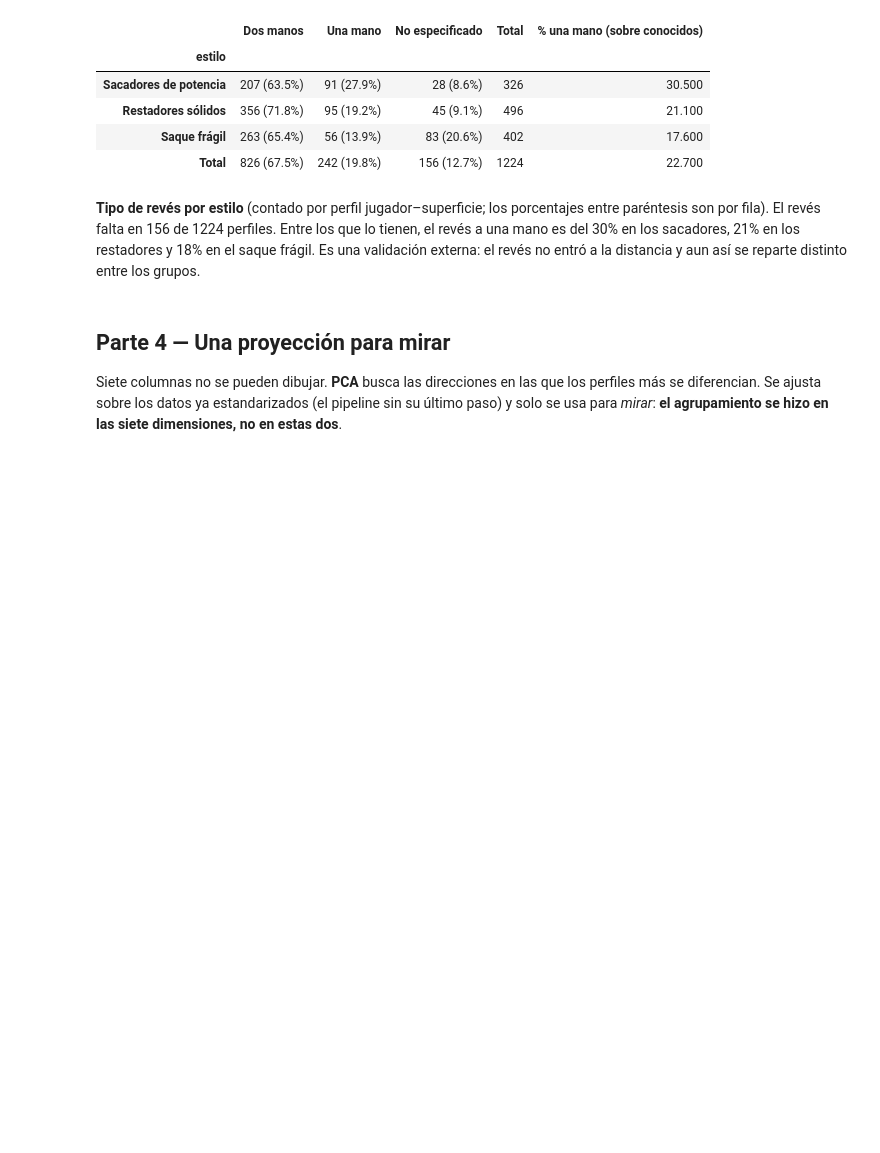
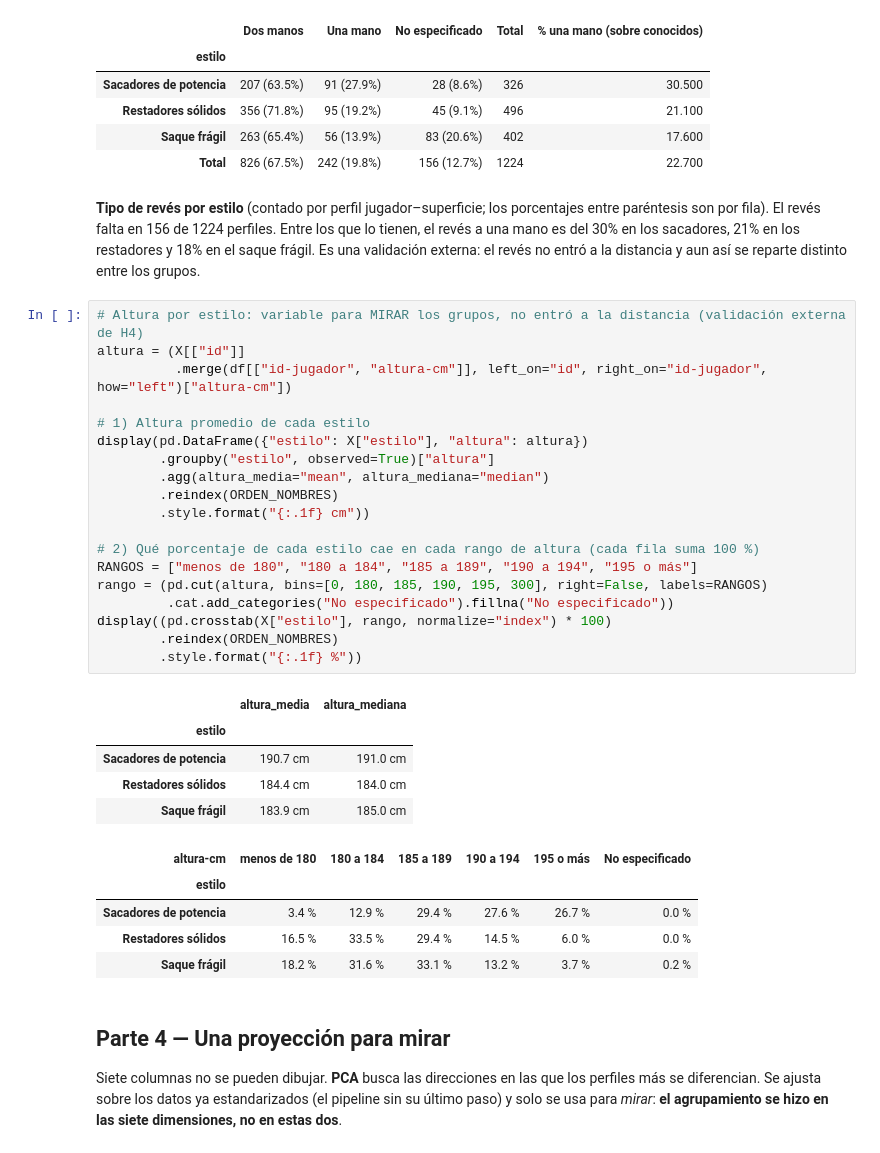
Before and after one commit to Rami195/ATP, a Jupyter notebook: entrega3/Entrega3_ATP_Estilos_de_juego.ipynb, the cells around one changed output. Saved outputs shown, nothing was run; the diff lists cells and outputs as text; blank space fills up the shorter version.

```diff
--- a/entrega3/Entrega3_ATP_Estilos_de_juego.ipynb
+++ b/entrega3/Entrega3_ATP_Estilos_de_juego.ipynb
@@ -733,6 +734,36 @@ texto(f"**Tipo de revés por estilo** (contado por perfil jugador–superficie;
 | Saque frágil | 263 (65.4%) | 56 (13.9%) | 83 (20.6%) | 402 | 17.600 |
 | Total | 826 (67.5%) | 242 (19.8%) | 156 (12.7%) | 1224 | 22.700 |
 **Tipo de revés por estilo** (contado por perfil jugador–superficie; los porcentajes entre paréntesis son por fila). El revés falta en 156 de 1224 perfiles. Entre los que lo tienen, el revés a una mano es del 30% en los sacadores, 21% en los restadores y 18% en el saque frágil. Es una validación externa: el revés no entró a la distancia y aun así se reparte distinto entre los grupos.
+# %%
+# Altura por estilo: variable para MIRAR los grupos, no entró a la distancia (validación externa de H4)
+altura = (X[["id"]]
+          .merge(df[["id-jugador", "altura-cm"]], left_on="id", right_on="id-jugador", how="left")["altura-cm"])
+
+# 1) Altura promedio de cada estilo
+display(pd.DataFrame({"estilo": X["estilo"], "altura": altura})
+        .groupby("estilo", observed=True)["altura"]
+        .agg(altura_media="mean", altura_mediana="median")
+        .reindex(ORDEN_NOMBRES)
+        .style.format("{:.1f} cm"))
+
+# 2) Qué porcentaje de cada estilo cae en cada rango de altura (cada fila suma 100 %)
+RANGOS = ["menos de 180", "180 a 184", "185 a 189", "190 a 194", "195 o más"]
+rango = (pd.cut(altura, bins=[0, 180, 185, 190, 195, 300], right=False, labels=RANGOS)
+         .cat.add_categories("No especificado").fillna("No especificado"))
+display((pd.crosstab(X["estilo"], rango, normalize="index") * 100)
+        .reindex(ORDEN_NOMBRES)
+        .style.format("{:.1f} %"))
+# %% [output]
+|  | altura_media | altura_mediana |
+| estilo |  |  |
+| Sacadores de potencia | 190.7 cm | 191.0 cm |
+| Restadores sólidos | 184.4 cm | 184.0 cm |
+| Saque frágil | 183.9 cm | 185.0 cm |
+| altura-cm | menos de 180 | 180 a 184 | 185 a 189 | 190 a 194 | 195 o más | No especificado |
+| estilo |  |  |  |  |  |  |
+| Sacadores de potencia | 3.4 % | 12.9 % | 29.4 % | 27.6 % | 26.7 % | 0.0 % |
+| Restadores sólidos | 16.5 % | 33.5 % | 29.4 % | 14.5 % | 6.0 % | 0.0 % |
+| Saque frágil | 18.2 % | 31.6 % | 33.1 % | 13.2 % | 3.7 % | 0.2 % |
 # %% [markdown]
 ## Parte 4 — Una proyección para mirar
 
```
Also changed, not shown: parts of 1 cell of this notebook, 2 other files.
